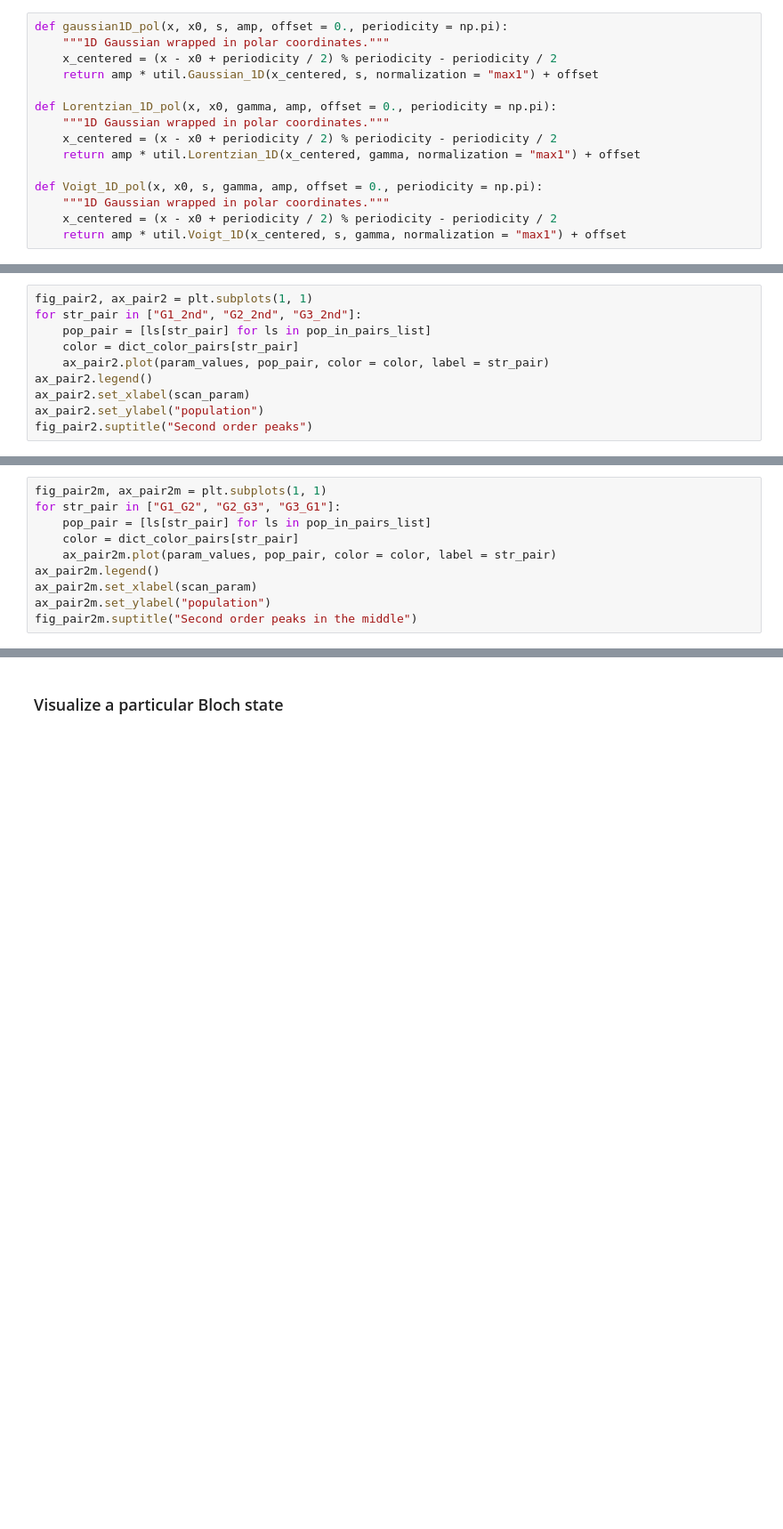
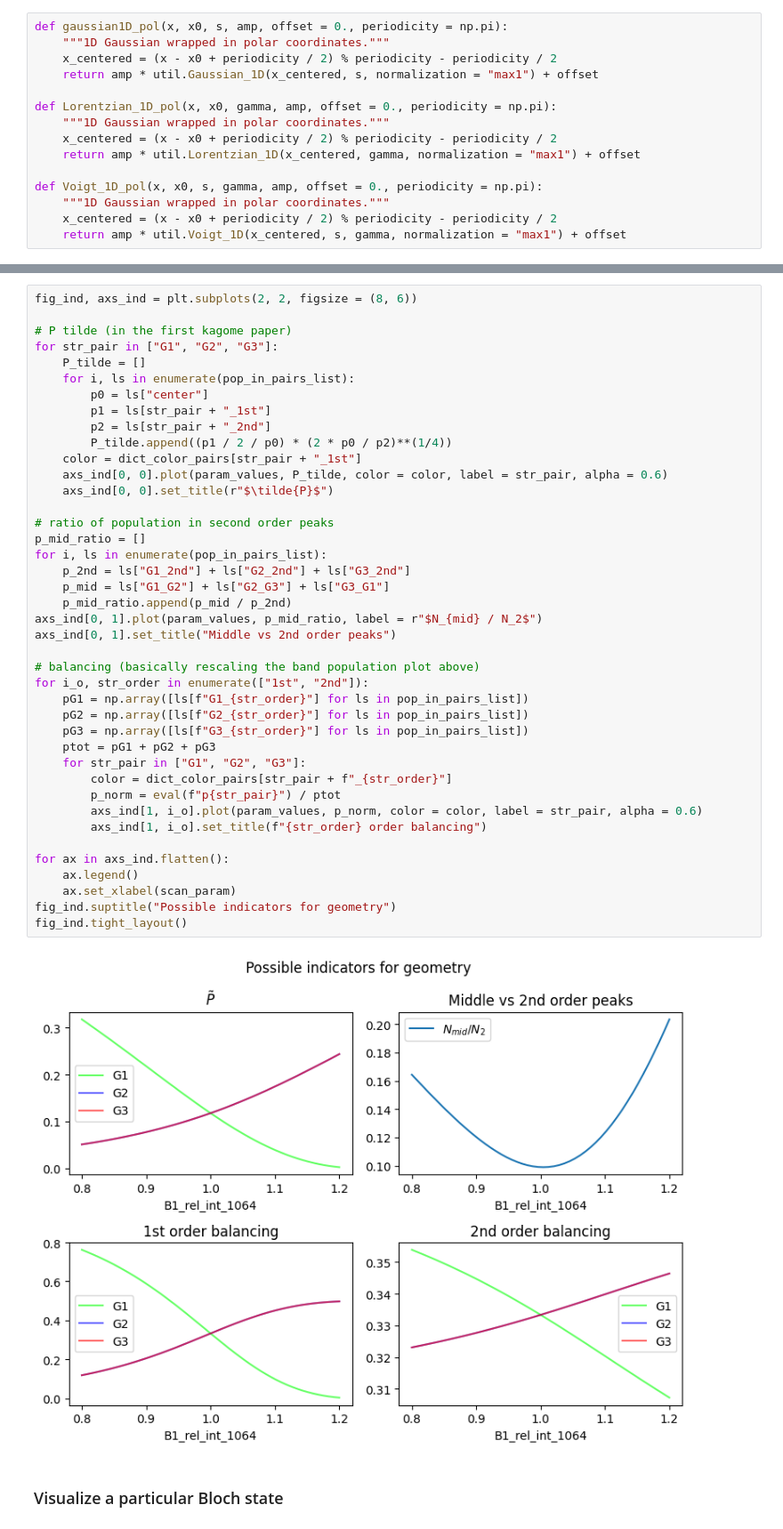
Before and after one commit to Shao-Wen-Chang/E9_constant, a Jupyter notebook: projects/general_plane_wave_expansion/scan_at_q.ipynb, the cells around one changed output, grey strips where cells are left out. Shown at 89% size. Saved outputs shown, nothing was run; the diff lists cells and outputs as text; blank space fills up the shorter version.

```diff
--- a/projects/general_plane_wave_expansion/scan_at_q.ipynb
+++ b/projects/general_plane_wave_expansion/scan_at_q.ipynb
@@ -376,10 +401,0 @@ Text(0.5, 0.98, 'First order peaks')
-# %%
-fig_pair2, ax_pair2 = plt.subplots(1, 1)
-for str_pair in ["G1_2nd", "G2_2nd", "G3_2nd"]:
-    pop_pair = [ls[str_pair] for ls in pop_in_pairs_list]
-    color = dict_color_pairs[str_pair]
-    ax_pair2.plot(param_values, pop_pair, color = color, label = str_pair)
-ax_pair2.legend()
-ax_pair2.set_xlabel(scan_param)
-ax_pair2.set_ylabel("population")
-fig_pair2.suptitle("Second order peaks")
@@ -407,10 +401,0 @@ Text(0.5, 0.98, '$\\tilde{P}$')
-# %%
-fig_pair2m, ax_pair2m = plt.subplots(1, 1)
-for str_pair in ["G1_G2", "G2_G3", "G3_G1"]:
-    pop_pair = [ls[str_pair] for ls in pop_in_pairs_list]
-    color = dict_color_pairs[str_pair]
-    ax_pair2m.plot(param_values, pop_pair, color = color, label = str_pair)
-ax_pair2m.legend()
-ax_pair2m.set_xlabel(scan_param)
-ax_pair2m.set_ylabel("population")
-fig_pair2m.suptitle("Second order peaks in the middle")
@@ -420,3 +402,46 @@ Text(0.5, 0.98, 'Second order peaks in the middle')
+# %%
+fig_ind, axs_ind = plt.subplots(2, 2, figsize = (8, 6))
+
+# P tilde (in the first kagome paper)
+for str_pair in ["G1", "G2", "G3"]:
+    P_tilde = []
+    for i, ls in enumerate(pop_in_pairs_list):
+        p0 = ls["center"]
+        p1 = ls[str_pair + "_1st"]
+        p2 = ls[str_pair + "_2nd"]
+        P_tilde.append((p1 / 2 / p0) * (2 * p0 / p2)**(1/4))
+    color = dict_color_pairs[str_pair + "_1st"]
+    axs_ind[0, 0].plot(param_values, P_tilde, color = color, label = str_pair, alpha = 0.6)
+    axs_ind[0, 0].set_title(r"$\tilde{P}$")
+
+# ratio of population in second order peaks
+p_mid_ratio = []
+for i, ls in enumerate(pop_in_pairs_list):
+    p_2nd = ls["G1_2nd"] + ls["G2_2nd"] + ls["G3_2nd"]
+    p_mid = ls["G1_G2"] + ls["G2_G3"] + ls["G3_G1"]
+    p_mid_ratio.append(p_mid / p_2nd)
+axs_ind[0, 1].plot(param_values, p_mid_ratio, label = r"$N_{mid} / N_2$")
+axs_ind[0, 1].set_title("Middle vs 2nd order peaks")
+
+# balancing (basically rescaling the band population plot above)
+for i_o, str_order in enumerate(["1st", "2nd"]):
+    pG1 = np.array([ls[f"G1_{str_order}"] for ls in pop_in_pairs_list])
+    pG2 = np.array([ls[f"G2_{str_order}"] for ls in pop_in_pairs_list])
+    pG3 = np.array([ls[f"G3_{str_order}"] for ls in pop_in_pairs_list])
+    ptot = pG1 + pG2 + pG3
+    for str_pair in ["G1", "G2", "G3"]:
+        color = dict_color_pairs[str_pair + f"_{str_order}"]
+        p_norm = eval(f"p{str_pair}") / ptot
+        axs_ind[1, i_o].plot(param_values, p_norm, color = color, label = str_pair, alpha = 0.6)
+        axs_ind[1, i_o].set_title(f"{str_order} order balancing")
+
+for ax in axs_ind.flatten():
+    ax.legend()
+    ax.set_xlabel(scan_param)
+fig_ind.suptitle("Possible indicators for geometry")
+fig_ind.tight_layout()
+# %% [output]
+[figure, added]
 # %% [markdown]
 ### Visualize a particular Bloch state
 # %%
```
Also changed, not shown: parts of 17 cells of this notebook.
